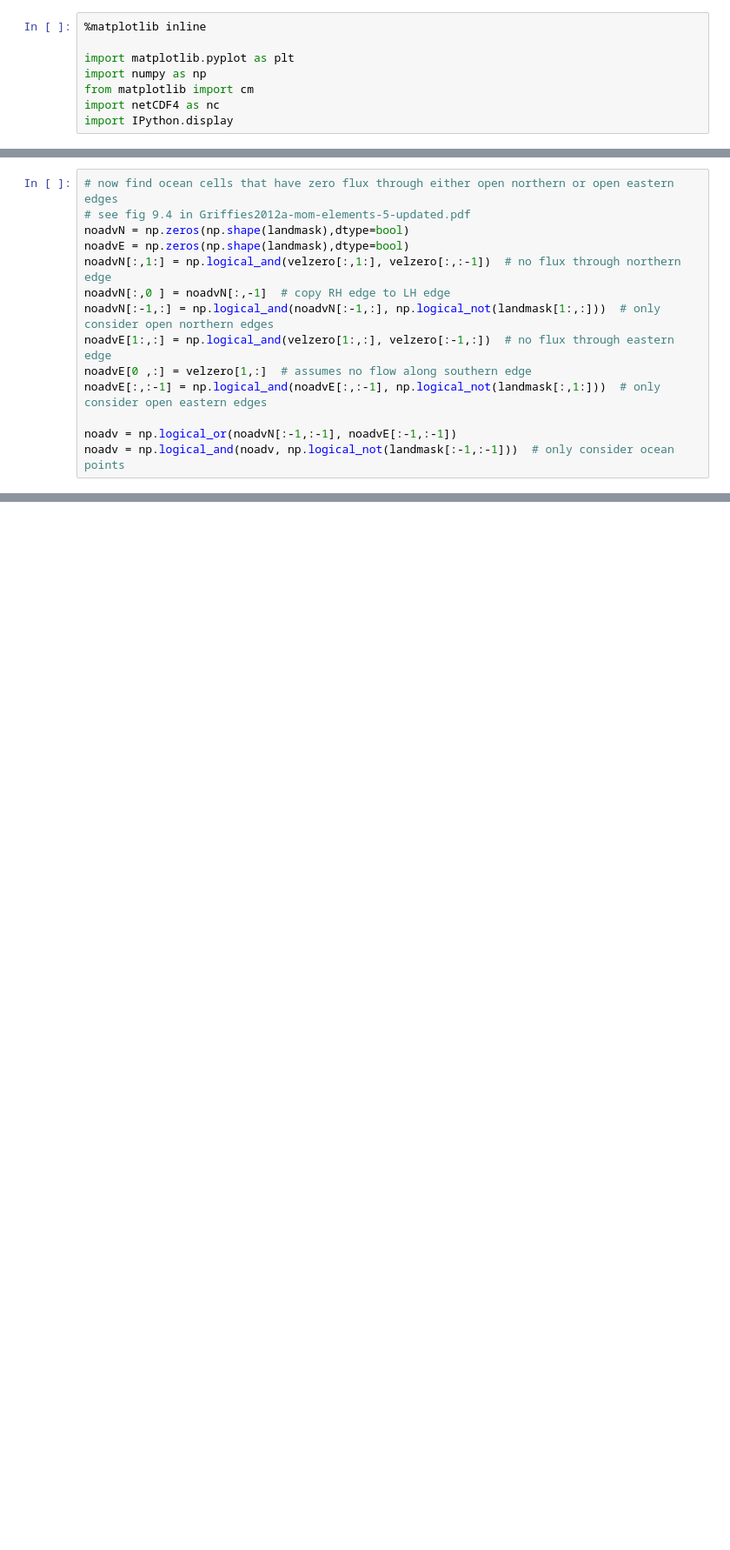
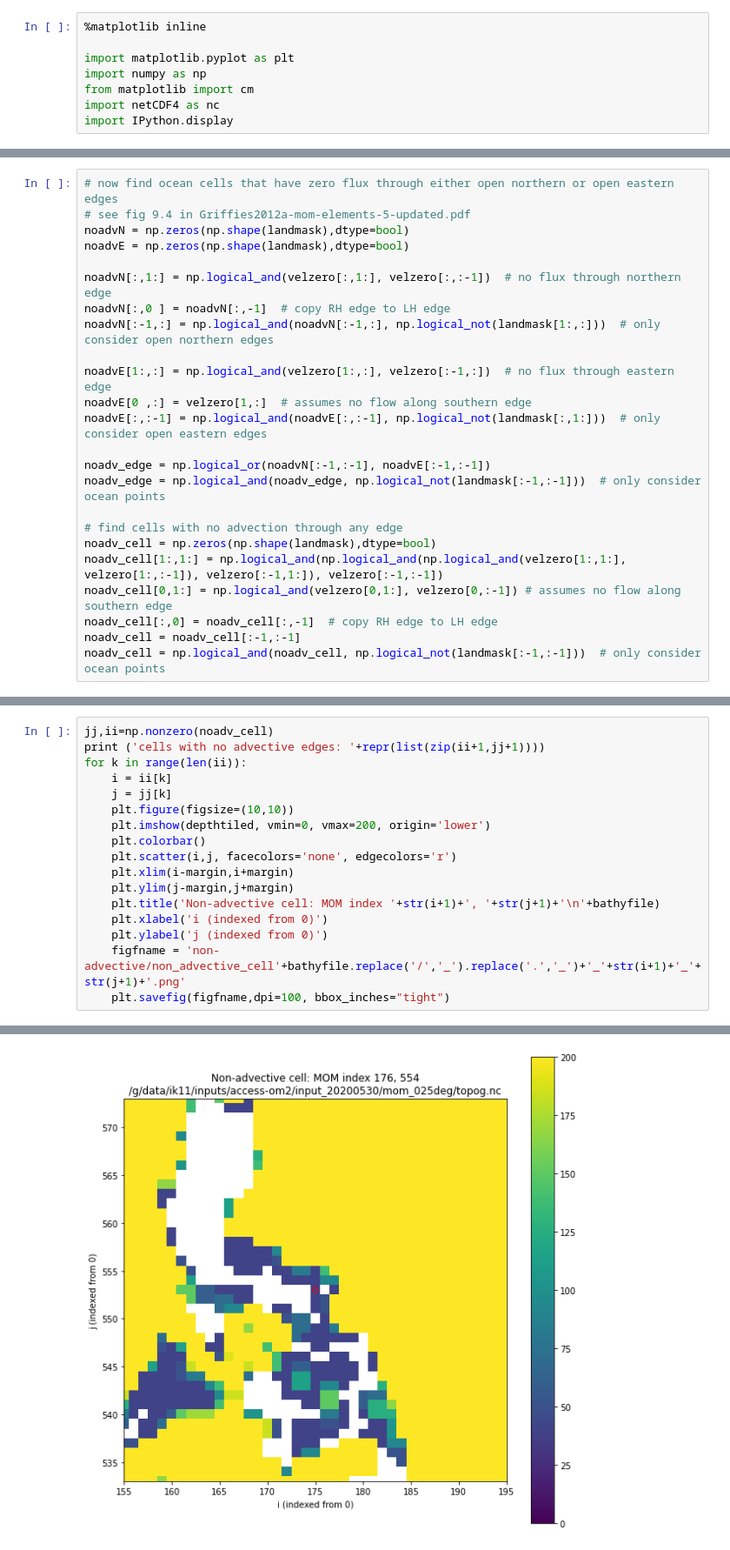
Before and after one commit to aekiss/notebooks, a Jupyter notebook: non-advective.ipynb, the cells around one changed output, grey strips where cells are left out. Shown: that part at 87% size. Drawn from its saved outputs; the diff is of its cells as text; blank space fills up the shorter version.

```diff
--- a/non-advective.ipynb
+++ b/non-advective.ipynb
@@ -61,13 +82,23 @@ velzero[:,-1] = velzero[:,0]
 # see fig 9.4 in Griffies2012a-mom-elements-5-updated.pdf
 noadvN = np.zeros(np.shape(landmask),dtype=bool)
 noadvE = np.zeros(np.shape(landmask),dtype=bool)
+
 noadvN[:,1:] = np.logical_and(velzero[:,1:], velzero[:,:-1])  # no flux through northern edge
 noadvN[:,0 ] = noadvN[:,-1]  # copy RH edge to LH edge
 noadvN[:-1,:] = np.logical_and(noadvN[:-1,:], np.logical_not(landmask[1:,:]))  # only consider open northern edges
+
 noadvE[1:,:] = np.logical_and(velzero[1:,:], velzero[:-1,:])  # no flux through eastern edge
 noadvE[0 ,:] = velzero[1,:]  # assumes no flow along southern edge
 noadvE[:,:-1] = np.logical_and(noadvE[:,:-1], np.logical_not(landmask[:,1:]))  # only consider open eastern edges
 
-noadv = np.logical_or(noadvN[:-1,:-1], noadvE[:-1,:-1])
-noadv = np.logical_and(noadv, np.logical_not(landmask[:-1,:-1]))  # only consider ocean points
+noadv_edge = np.logical_or(noadvN[:-1,:-1], noadvE[:-1,:-1])
+noadv_edge = np.logical_and(noadv_edge, np.logical_not(landmask[:-1,:-1]))  # only consider ocean points
+
+# find cells with no advection through any edge
+noadv_cell = np.zeros(np.shape(landmask),dtype=bool)
+noadv_cell[1:,1:] = np.logical_and(np.logical_and(np.logical_and(velzero[1:,1:], velzero[1:,:-1]), velzero[:-1,1:]), velzero[:-1,:-1])
+noadv_cell[0,1:] = np.logical_and(velzero[0,1:], velzero[0,:-1]) # assumes no flow along southern edge
+noadv_cell[:,0] = noadv_cell[:,-1]  # copy RH edge to LH edge
+noadv_cell = noadv_cell[:-1,:-1]
+noadv_cell = np.logical_and(noadv_cell, np.logical_not(landmask[:-1,:-1]))  # only consider ocean points
 # %%
@@ -76,0 +112,18 @@ np.count_nonzero(noadv)
+# %%
+jj,ii=np.nonzero(noadv_cell)
+print ('cells with no advective edges: '+repr(list(zip(ii+1,jj+1))))
+for k in range(len(ii)):
+    i = ii[k]
+    j = jj[k]
+    plt.figure(figsize=(10,10))
+    plt.imshow(depthtiled, vmin=0, vmax=200, origin='lower')
+    plt.colorbar()
+    plt.scatter(i,j, facecolors='none', edgecolors='r')
+    plt.xlim(i-margin,i+margin)
+    plt.ylim(j-margin,j+margin)
+    plt.title('Non-advective cell: MOM index '+str(i+1)+', '+str(j+1)+'\n'+bathyfile)
+    plt.xlabel('i (indexed from 0)')
+    plt.ylabel('j (indexed from 0)')
+    figfname = 'non-advective/non_advective_cell'+bathyfile.replace('/','_').replace('.','_')+'_'+str(i+1)+'_'+str(j+1)+'.png'
+    plt.savefig(figfname,dpi=100, bbox_inches="tight")
+# %% [output]
@@ -76,0 +131 @@ np.count_nonzero(noadv)
+[figure, added]
```
Also changed, not shown: parts of 13 cells of this notebook.
